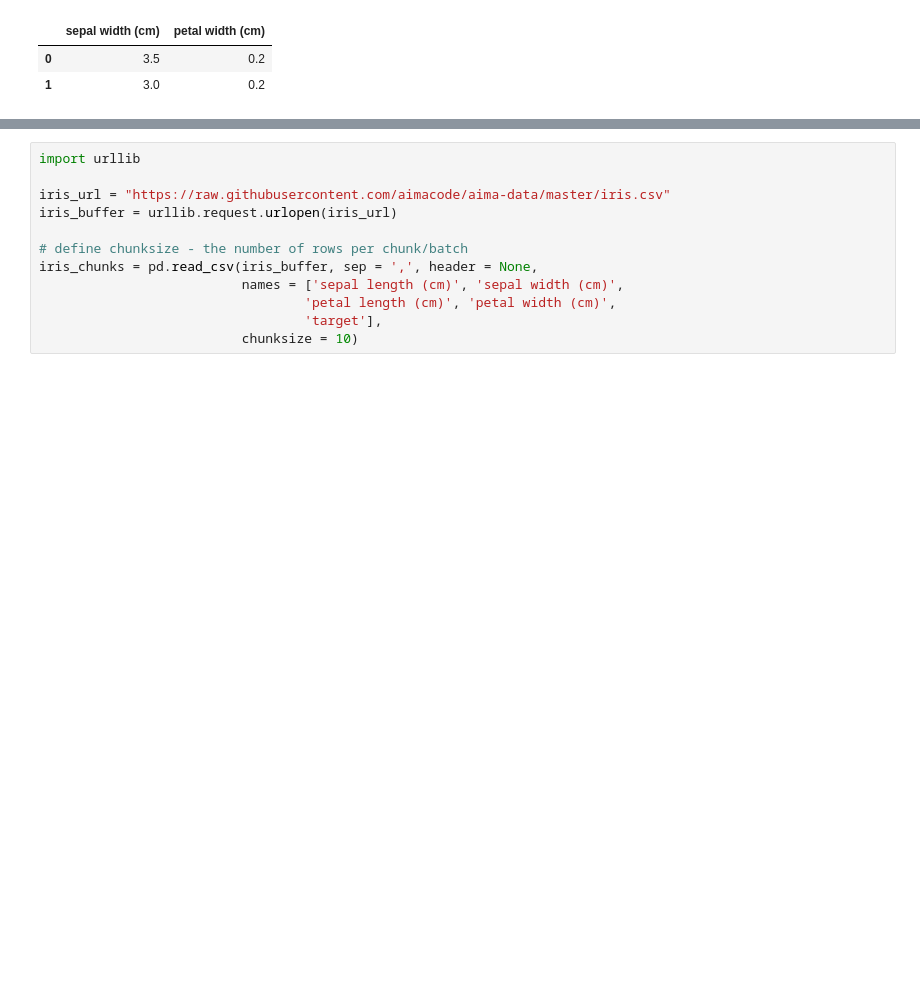
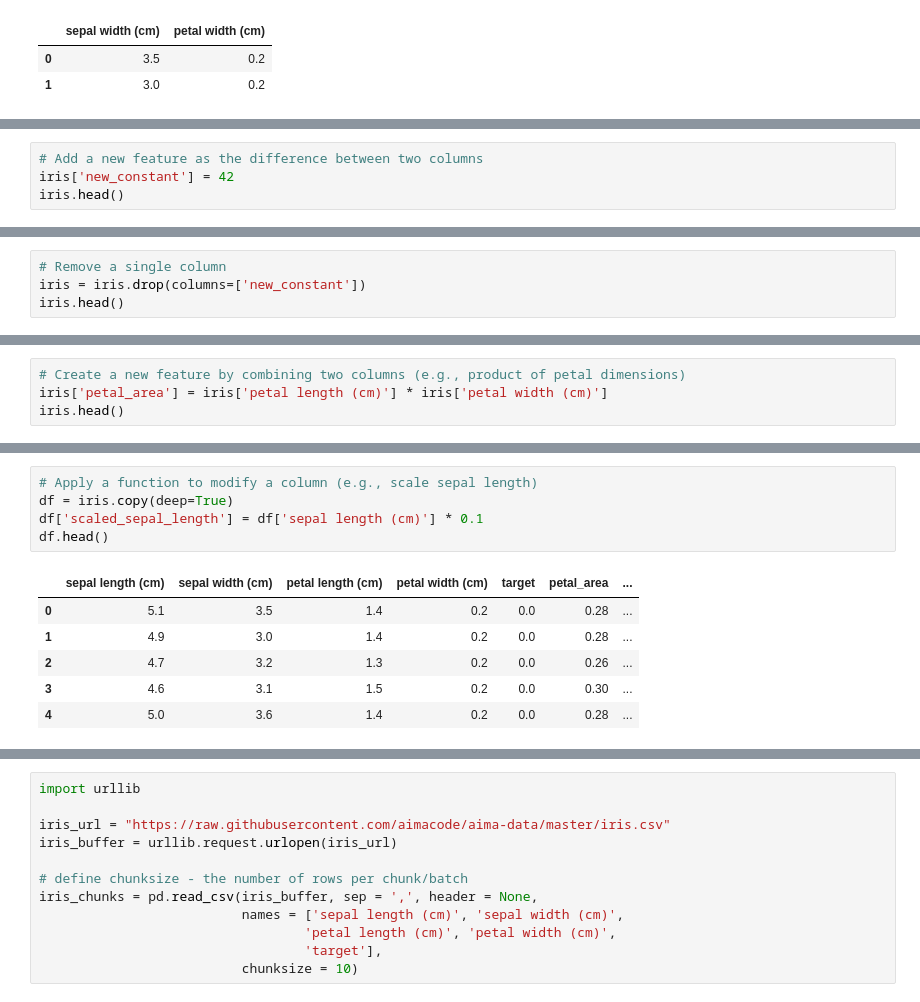
Before and after one commit to XanderYoon/EAS_8803, a Jupyter notebook: Week_1/Pandas.ipynb, the cells around one changed output, grey strips where cells are left out. Drawn from its saved outputs; the diff is of its cells as text; blank space fills up the shorter version.

```diff
--- a/Week_1/Pandas.ipynb
+++ b/Week_1/Pandas.ipynb
@@ -262,0 +403,4 @@ iris.iloc[range(2), [1, 3]]
+# %%
+# Add a new feature as the difference between two columns
+iris['new_constant'] = 42
+iris.head()
@@ -262,0 +416,4 @@ iris.iloc[range(2), [1, 3]]
+# %%
+# Remove a single column
+iris = iris.drop(columns=['new_constant'])
+iris.head()
@@ -262,0 +441,4 @@ iris.iloc[range(2), [1, 3]]
+# %%
+# Create a new feature by combining two columns (e.g., product of petal dimensions)
+iris['petal_area'] = iris['petal length (cm)'] * iris['petal width (cm)']
+iris.head()
@@ -262,0 +452,12 @@ iris.iloc[range(2), [1, 3]]
+# %%
+# Apply a function to modify a column (e.g., scale sepal length)
+df = iris.copy(deep=True)
+df['scaled_sepal_length'] = df['sepal length (cm)'] * 0.1
+df.head()
+# %% [output]
+|  | sepal length (cm) | sepal width (cm) | petal length (cm) | petal width (cm) | target | petal_area | ... |
+| 0 | 5.1 | 3.5 | 1.4 | 0.2 | 0.0 | 0.28 | ... |
+| 1 | 4.9 | 3.0 | 1.4 | 0.2 | 0.0 | 0.28 | ... |
+| 2 | 4.7 | 3.2 | 1.3 | 0.2 | 0.0 | 0.26 | ... |
+| 3 | 4.6 | 3.1 | 1.5 | 0.2 | 0.0 | 0.30 | ... |
+| 4 | 5.0 | 3.6 | 1.4 | 0.2 | 0.0 | 0.28 | ... |
```
Also changed, not shown: parts of 60 cells of this notebook, 4 other files.
